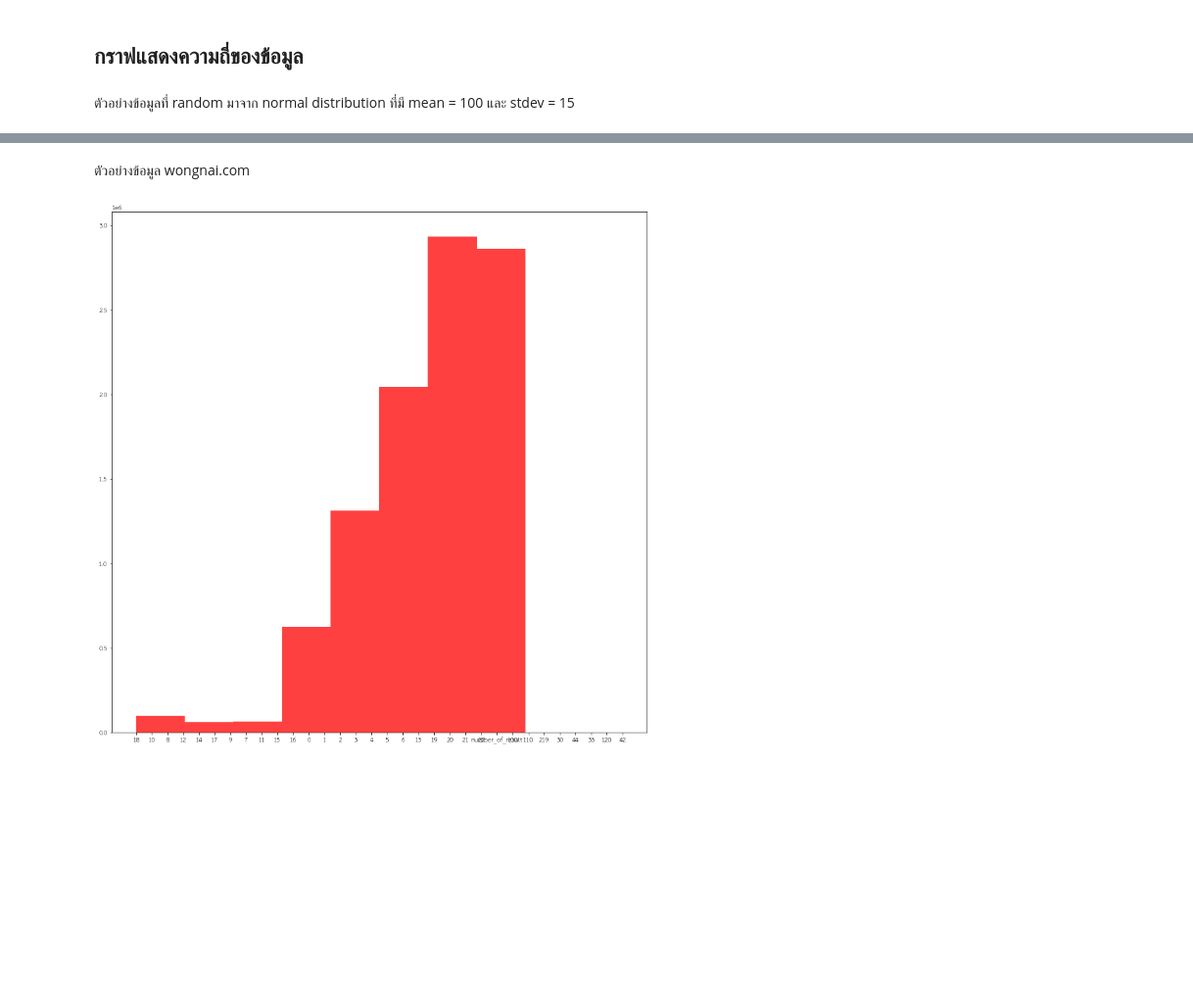
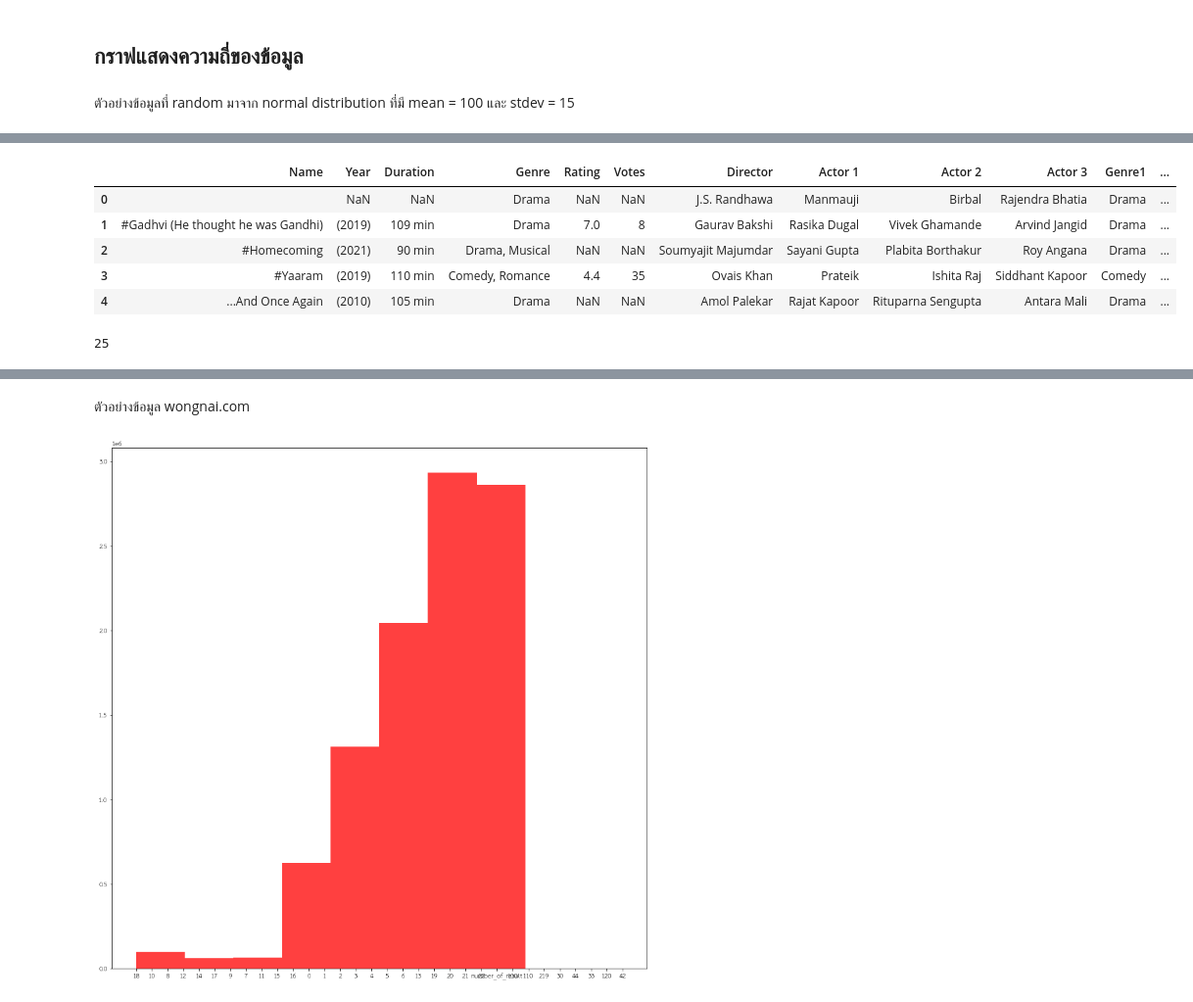
Before and after one commit to Kanvara001/python_dataviz2024, a Jupyter notebook: Visualize_Data_Comparison.ipynb, the cells around one changed output, grey strips where cells are left out. Shown at 98% size. Saved outputs shown, nothing was run; the diff lists cells and outputs as text; code cells hidden in the pictures; blank space fills up the shorter version.

```diff
--- a/Visualize_Data_Comparison.ipynb
+++ b/Visualize_Data_Comparison.ipynb
@@ -604,0 +657,21 @@ plt.hist(X, 50, density = True, facecolor = 'violet', alpha = 0.75);
+# %%
+data_india = data_india.dropna(subset=['Genre'])
+# %%
+# prompt: split value in column genre by ',' and make more column for each of those
+
+# Split the 'Genre' column by ',' and expand into multiple columns
+genre_split = data_india['Genre'].str.split(',', expand=True)
+
+#Rename the new column
+genre_split.columns =['Genre1','Genre2','Genre3']
+#Concat
+data_india = pd.concat([data_india, genre_split], axis=1)
+# Display the updated DataFrame
+data_india.head()
+# %% [output]
+|  | Name | Year | Duration | Genre | Rating | Votes | Director | Actor 1 | Actor 2 | Actor 3 | Genre1 | ... |
+| 0 |  | NaN | NaN | Drama | NaN | NaN | J.S. Randhawa | Manmauji | Birbal | Rajendra Bhatia | Drama | ... |
+| 1 | #Gadhvi (He thought he was Gandhi) | (2019) | 109 min | Drama | 7.0 | 8 | Gaurav Bakshi | Rasika Dugal | Vivek Ghamande | Arvind Jangid | Drama | ... |
+| 2 | #Homecoming | (2021) | 90 min | Drama, Musical | NaN | NaN | Soumyajit Majumdar | Sayani Gupta | Plabita Borthakur | Roy Angana | Drama | ... |
+| 3 | #Yaaram | (2019) | 110 min | Comedy, Romance | 4.4 | 35 | Ovais Khan | Prateik | Ishita Raj | Siddhant Kapoor | Comedy | ... |
+| 4 | ...And Once Again | (2010) | 105 min | Drama | NaN | NaN | Amol Palekar | Rajat Kapoor | Rituparna Sengupta | Antara Mali | Drama | ... |
@@ -604,0 +686,4 @@ plt.hist(X, 50, density = True, facecolor = 'violet', alpha = 0.75);
+# %%
+len(set(allGenre))
+# %% [output]
+25
```
Also changed, not shown: parts of 15 cells of this notebook.
